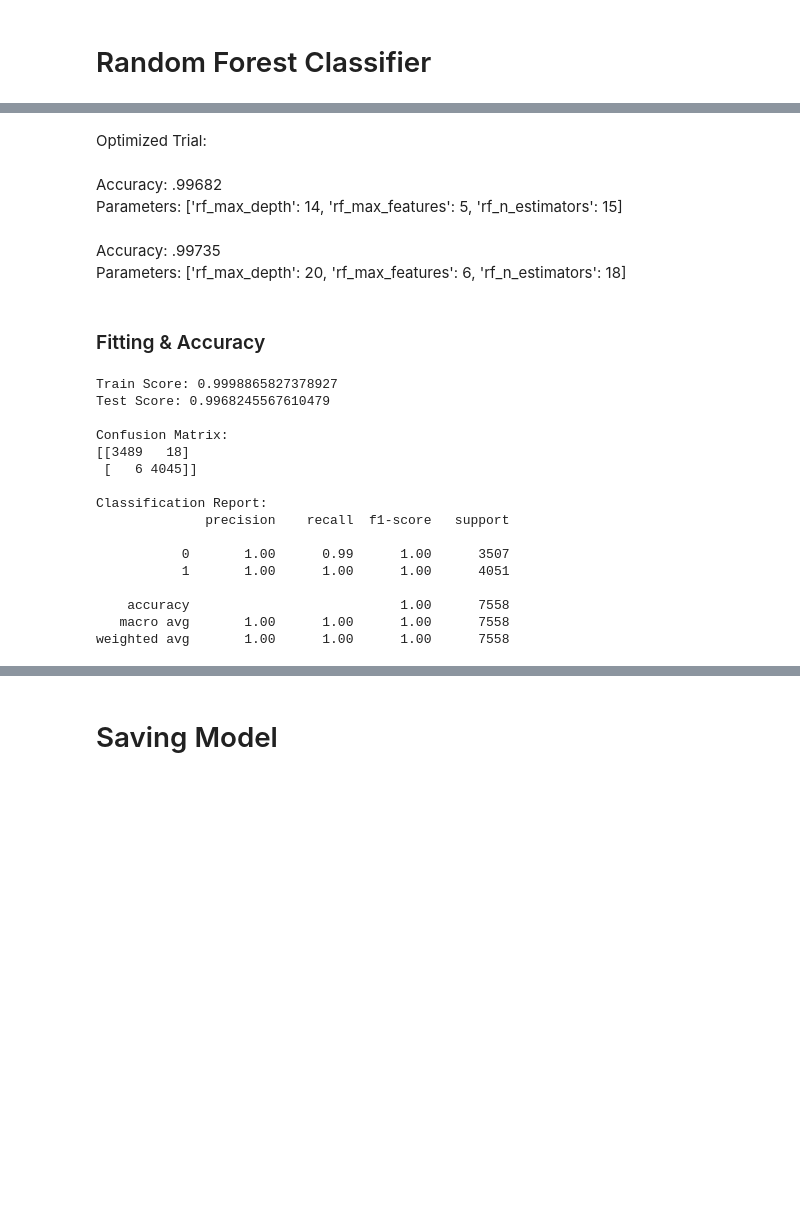
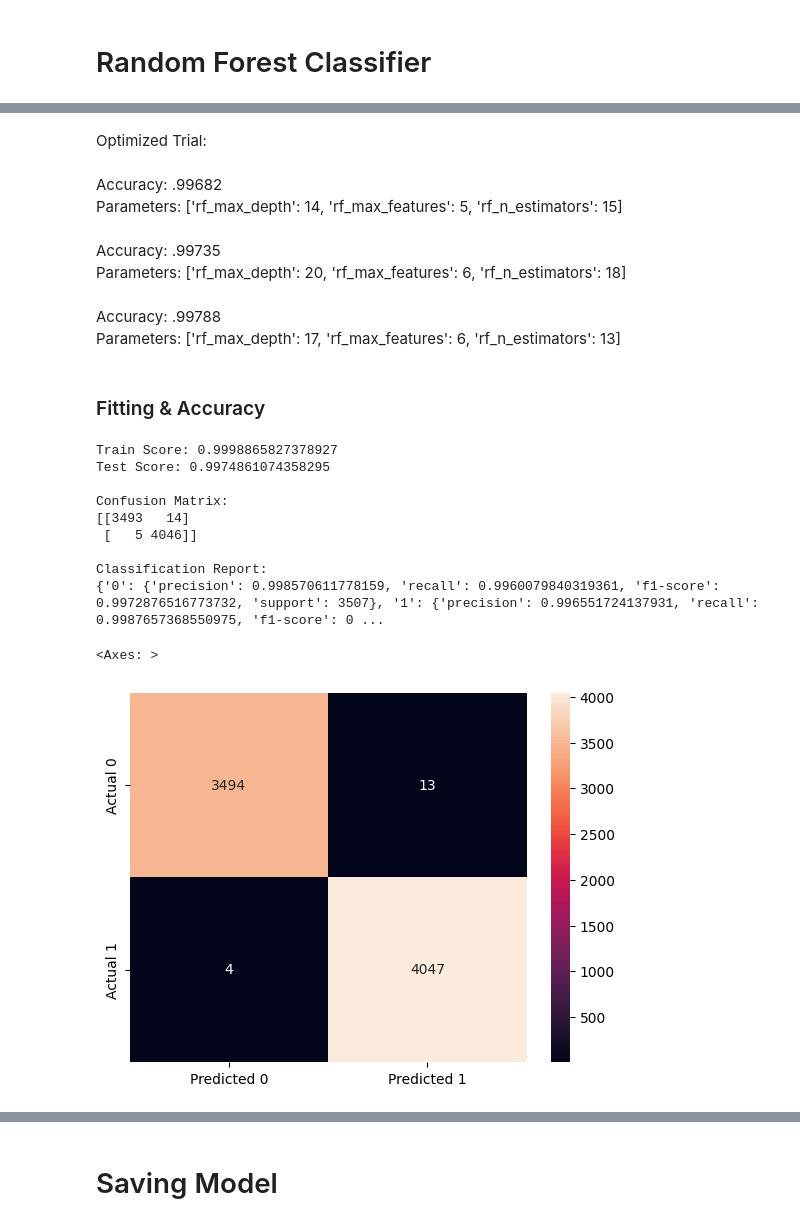
Before and after one commit to BelierJavier/Vigil, a Jupyter notebook: packages/ids_model.ipynb, the cells around one changed output, grey strips where cells are left out. Cells and saved outputs as stored; diff of their text form; code cells hidden in the pictures; blank space fills up the shorter version.

```diff
--- a/packages/ids_model.ipynb
+++ b/packages/ids_model.ipynb
@@ -272,6 +272,9 @@ Parameters: ['rf_max_depth': 14, 'rf_max_features': 5, 'rf_n_estimators': 15]
 <br><br>
 Accuracy: .99735 <br>
 Parameters: ['rf_max_depth': 20, 'rf_max_features': 6, 'rf_n_estimators': 18]
+<br><br>
+Accuracy: .99788 <br>
+Parameters: ['rf_max_depth': 17, 'rf_max_features': 6, 'rf_n_estimators': 13]
 # %% [markdown]
 <h3>Fitting & Accuracy</h3>
 # %%
@@ -286,21 +289,29 @@ print(f"Train Score: {rf_train}")
 print(f"Test Score: {rf_test}")
 
 print(f"\nConfusion Matrix: \n{confusion_matrix(y_test, y_pred)}")
-print(f"\nClassification Report: \n{classification_report(y_test, y_pred)}")
+print(f"\nClassification Report: \n{classification_report(y_test, y_pred, output_dict=True)}")
 # %% [output]
 Train Score: 0.9998865827378927
-Test Score: 0.9968245567610479
+Test Score: 0.9974861074358295
 
 Confusion Matrix:
-[[3489   18]
- [   6 4045]]
+[[3493   14]
+ [   5 4046]]
 
 Classification Report:
-              precision    recall  f1-score   support
-
-           0       1.00      0.99      1.00      3507
-           1       1.00      1.00      1.00      4051
-
-    accuracy                           1.00      7558
-   macro avg       1.00      1.00      1.00      7558
-weighted avg       1.00      1.00      1.00      7558
+{'0': {'precision': 0.998570611778159, 'recall': 0.9960079840319361, 'f1-score': 0.9972876516773732, 'support': 3507}, '1': {'precision': 0.996551724137931, 'recall': 0.9987657368550975, 'f1-score': 0 ...
+# %%
+from sklearn.utils.multiclass import unique_labels
+
+def plot_confusion_matrix(y_test, y_pred):
+    labels = unique_labels(y_test)
+    columns = [f'Predicted {label}'for label in labels]
+    index = [f'Actual {label}' for label in labels]
+    table = pd.DataFrame(confusion_matrix(y_test, y_pred),
+                         columns= columns, index = index)
+    return sb.heatmap(table, annot=True, fmt='d')
+
+plot_confusion_matrix(y_test, y_pred)
+# %% [output]
+<Axes: >
+[figure, added]
```
Also changed, not shown: parts of 3 cells of this notebook, 2 other files.
